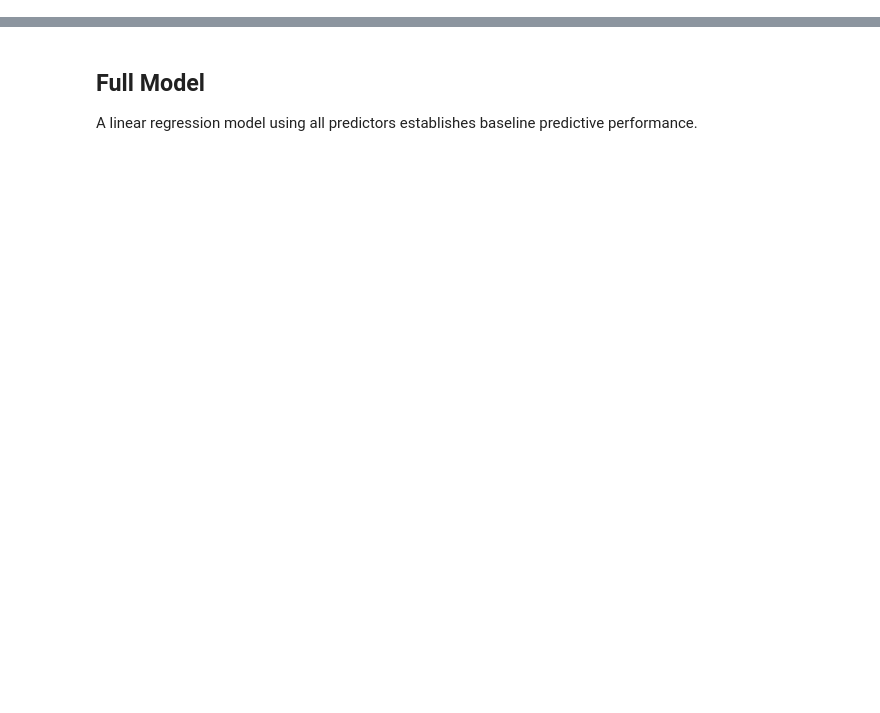
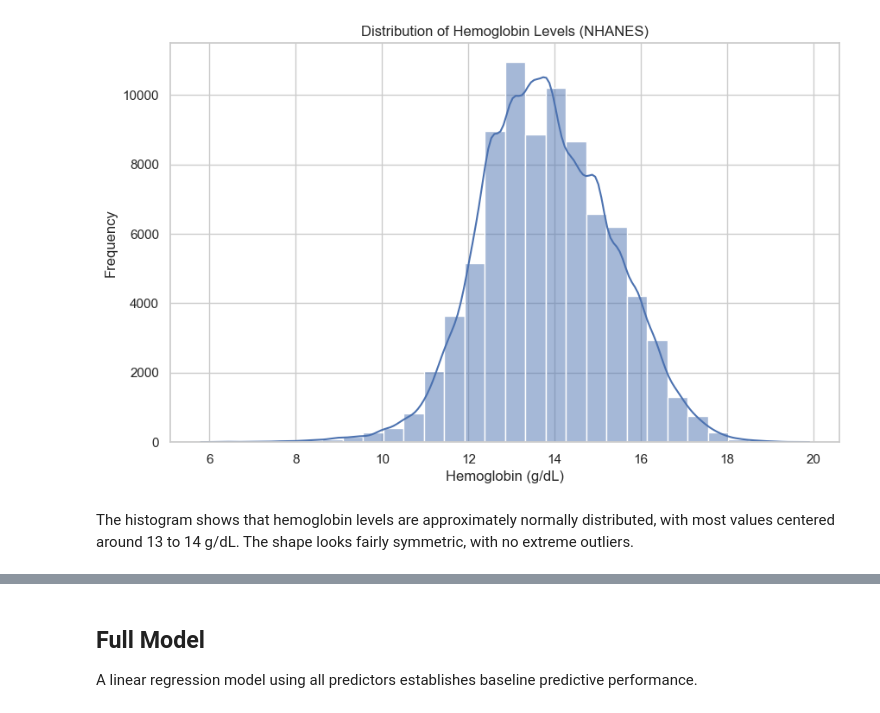
Before and after one commit to Olivia-Nalwoga/UST-631-high-dimensional-variable-selection, a Jupyter notebook: analysis.ipynb, the cells around one changed output, grey strips where cells are left out. Saved outputs shown, nothing was run; the diff lists cells and outputs as text; code cells hidden in the pictures; blank space fills up the shorter version.

```diff
--- a/analysis.ipynb
+++ b/analysis.ipynb
@@ -326,0 +99,26 @@ inferential evidence.
+# %%
+analysis_data = health_data[
+    ["LBXHGB","RIDAGEYR","RIAGENDR","RIDRETH1","LBXRBCSI","LBXHCT","LBXMCVSI","LBXMCHSI","LBXRDW","LBXPLTSI","LBXWBCSI","LBXLYPCT",
+     "LBXMOPCT","LBXEOPCT", "LBXBAPCT"]
+].copy()
+
+analysis_data = analysis_data.rename(columns={
+    "LBXHGB": "hemoglobin",
+    "RIDAGEYR": "age",
+    "RIAGENDR": "sex",
+    "RIDRETH1": "race",
+
+    "LBXRBCSI": "rbc",
+    "LBXHCT": "hematocrit",
+    "LBXMCVSI": "mcv",
+    "LBXMCHSI": "mch",
+    "LBXRDW": "rdw",
+
+    "LBXPLTSI": "platelets",
+
+    "LBXWBCSI": "wbc",
+    "LBXLYPCT": "lymphocyte_pct",
+    "LBXMOPCT": "monocyte_pct",
+    "LBXEOPCT": "eosinophil_pct",
+    "LBXBAPCT": "basophil_pct"
+})
@@ -326,0 +186,11 @@ inferential evidence.
+# %%
+plt.figure(figsize=(10, 6))
+sns.histplot(analysis_data_clean["hemoglobin"], kde=True,bins=30)
+plt.title("Distribution of Hemoglobin Levels (NHANES)")
+plt.xlabel("Hemoglobin (g/dL)")
+plt.ylabel("Frequency")
+plt.show()
+# %% [output]
+[figure, added]
+# %% [markdown]
+The histogram shows that hemoglobin levels are approximately normally distributed, with most values centered around 13 to 14 g/dL. The shape looks fairly symmetric, with no extreme outliers.
```
Also changed, not shown: parts of 77 cells of this notebook, 3 other files.
